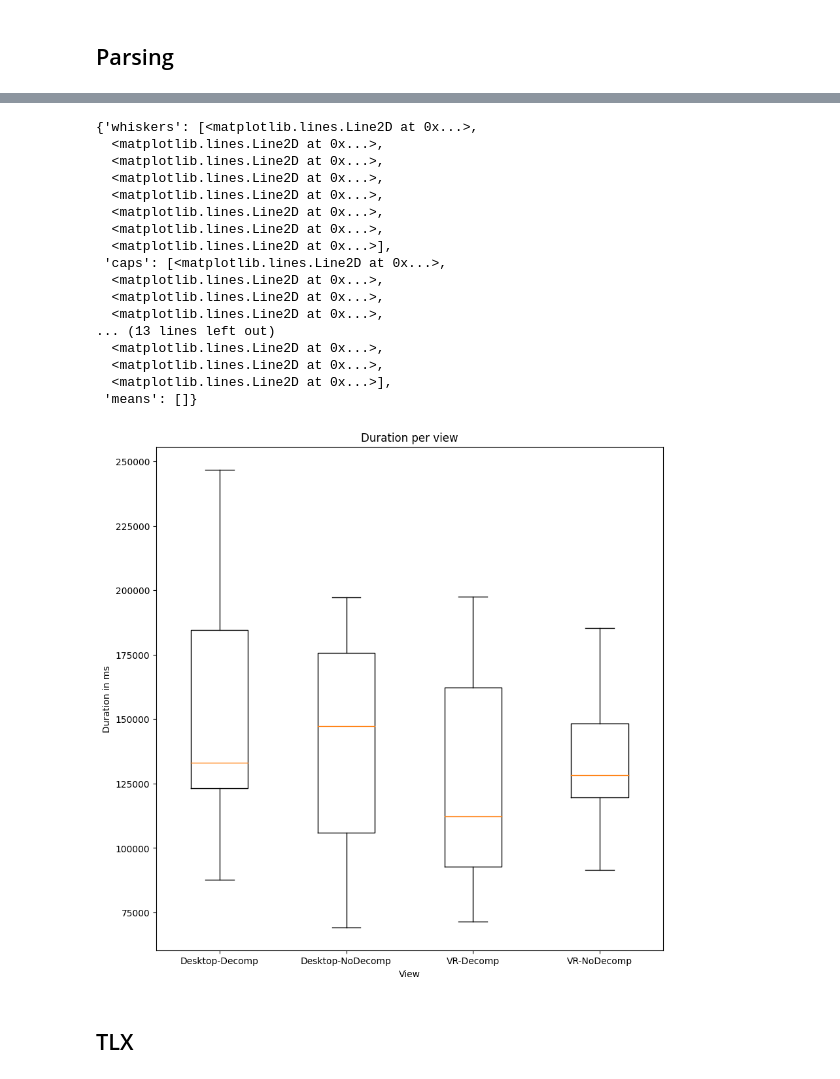
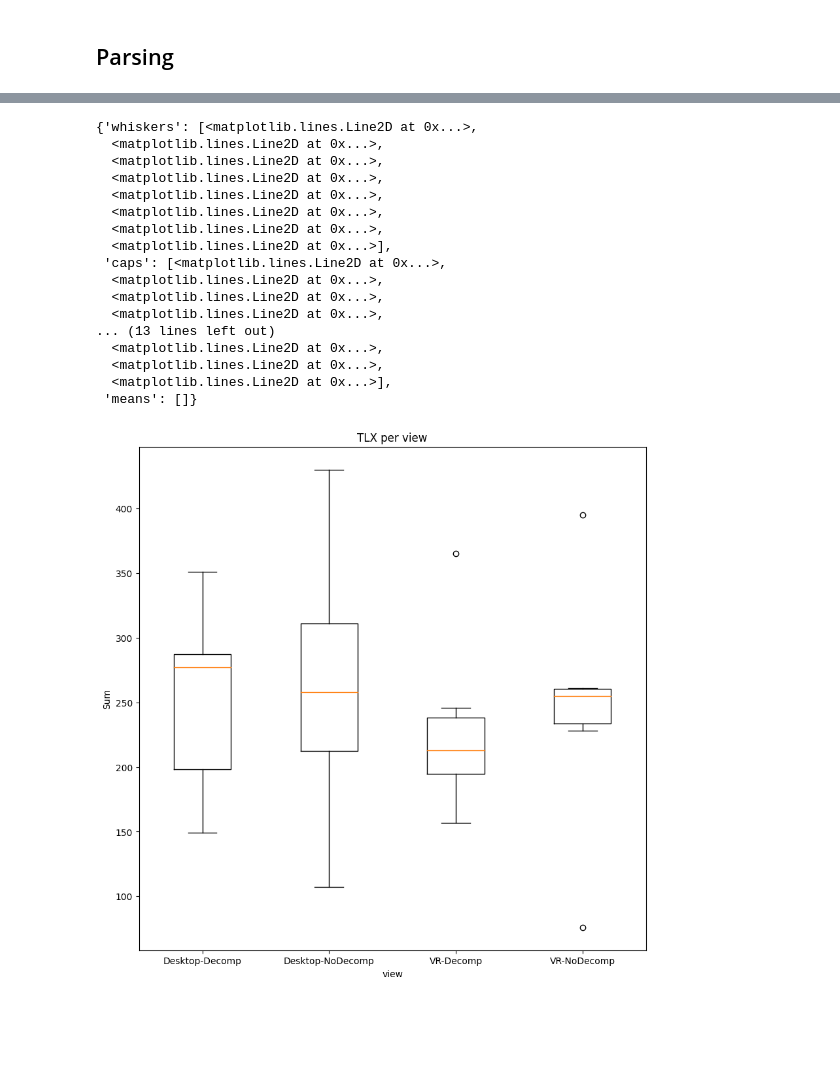
Before and after one commit to hpi-swa-lab/mp-2023-study, a Jupyter notebook: server/analysis.ipynb, the cells around one changed output, grey strips where cells are left out. Cells and saved outputs as stored; diff of their text form; code cells hidden in the pictures; blank space fills up the shorter version.

```diff
--- a/server/analysis.ipynb
+++ b/server/analysis.ipynb
@@ -5,0 +165,4 @@ This notebook parses the study results in the responses folder and analyzes the
+# %%
+detrend = False
+if detrend and not normalize:
+    df["duration_log"] = df["duration_log"] - model.predict(df["order"])
@@ -75,10 +332,3 @@ grouped.describe()
 # add column that is 0 if Desktop-Decomp or Desktop-NoDecomp, 1 if VR-Decomp or VR-NoDecomp
 df["platform"] = df["view"].apply(lambda x: 0 if x.startswith("Desktop") else 1)
 df["decomp"] = df["view"].apply(lambda x: 0 if x.endswith("NoDecomp") else 1)
-# %%
-# linear regression for duration ~ platform + decomp
-import statsmodels.api as sm
-from statsmodels.formula.api import ols
-
-model = ols("duration ~ platform * decomp", data=df).fit()
-print(model.summary())
@@ -102,0 +335,26 @@ Notes:
+# %%
+detrend = False
+if detrend and not normalize:
+    model = ols("tlxsum ~ order", data=df).fit()
+    df["tlxsum"] = df["tlxsum"] - model.predict(df["order"])
+# %%
+# draw scatter plot of log_duration vs order column of df
+fig, ax = plt.subplots(figsize=(10, 5))
+
+for id in df['id'].unique():
+    df_id = df[df['id'] == id]
+    df_id = df_id.sort_values(by=['order'])
+    ax.plot(df_id['order'], df_id['tlxsum'], alpha=0.8, color='grey', linewidth=1)
+
+for view in df['view'].unique():
+    df_view = df[df['view'] == view]
+    ax.scatter(df_view['order'], df_view['tlxsum'], alpha=1, label=view, s=100, zorder=10)
+
+# set x ticks as integers
+
+ax.set_xticks(np.arange(1, 5, 1))
+
+ax.legend()
+ax.set_title("TLX sum vs Order of view")
+ax.set_xlabel('Order of view')
+ax.set_ylabel('TLX sum')
@@ -103,28 +364,26 @@ Notes:
 # %%
 # boxplot for duration
 fig, ax = plt.subplots(figsize=(10, 10))
-ax.set_title("Duration per view")
-ax.set_ylabel("Duration in ms")
-ax.set_xlabel("View")
-ax.boxplot([grouped.get_group(view)["duration"].values for view in grouped.groups.keys()], labels=grouped.groups.keys(), bootstrap=10000)
+ax.set_title("TLX per view")
+ax.set_ylabel("Sum")
+ax.set_xlabel("view")
+ax.boxplot([grouped.get_group(view)["tlxsum"].values for view in grouped.groups.keys()], labels=grouped.groups.keys(), bootstrap=10000)
 # %% [output]
 {'whiskers': [<matplotlib.lines.Line2D at 0x...>,
   <matplotlib.lines.Line2D at 0x...>,
   <matplotlib.lines.Line2D at 0x...>,
   <matplotlib.lines.Line2D at 0x...>,
   <matplotlib.lines.Line2D at 0x...>,
   <matplotlib.lines.Line2D at 0x...>,
   <matplotlib.lines.Line2D at 0x...>,
   <matplotlib.lines.Line2D at 0x...>],
  'caps': [<matplotlib.lines.Line2D at 0x...>,
   <matplotlib.lines.Line2D at 0x...>,
   <matplotlib.lines.Line2D at 0x...>,
   <matplotlib.lines.Line2D at 0x...>,
 ... (13 lines left out)
   <matplotlib.lines.Line2D at 0x...>,
   <matplotlib.lines.Line2D at 0x...>,
   <matplotlib.lines.Line2D at 0x...>],
  'means': []}
-[figure, old version]
+[figure, new version]
-# %% [markdown]
-## TLX
```
Also changed, not shown: parts of 28 cells of this notebook.
